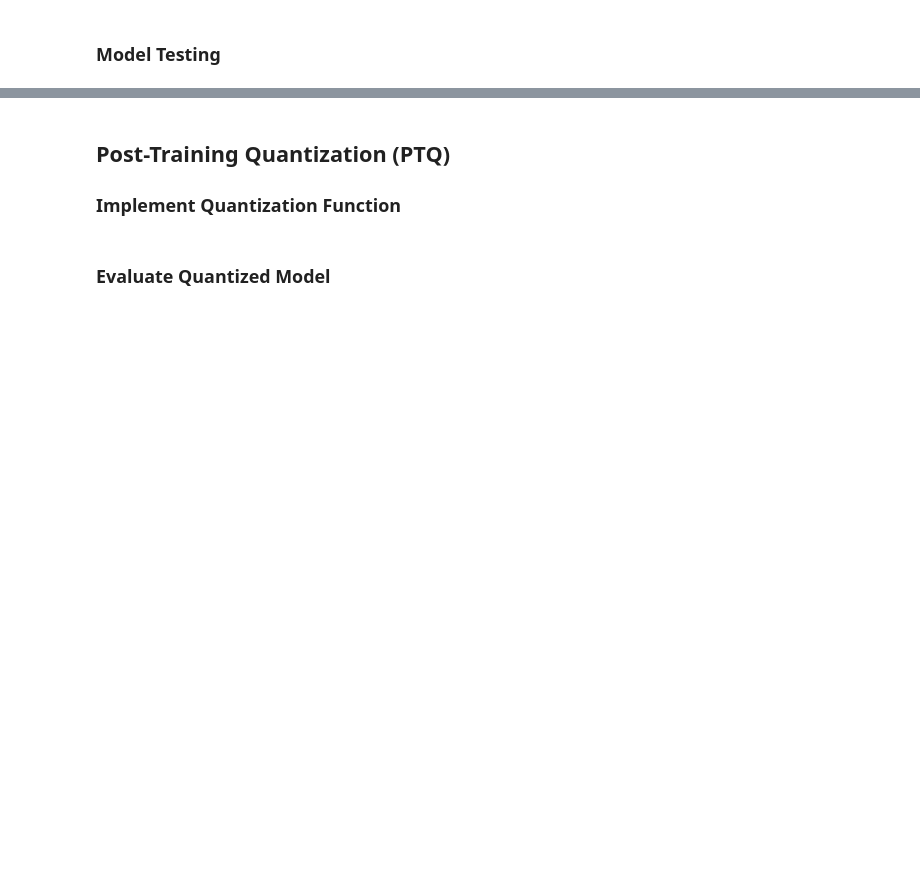
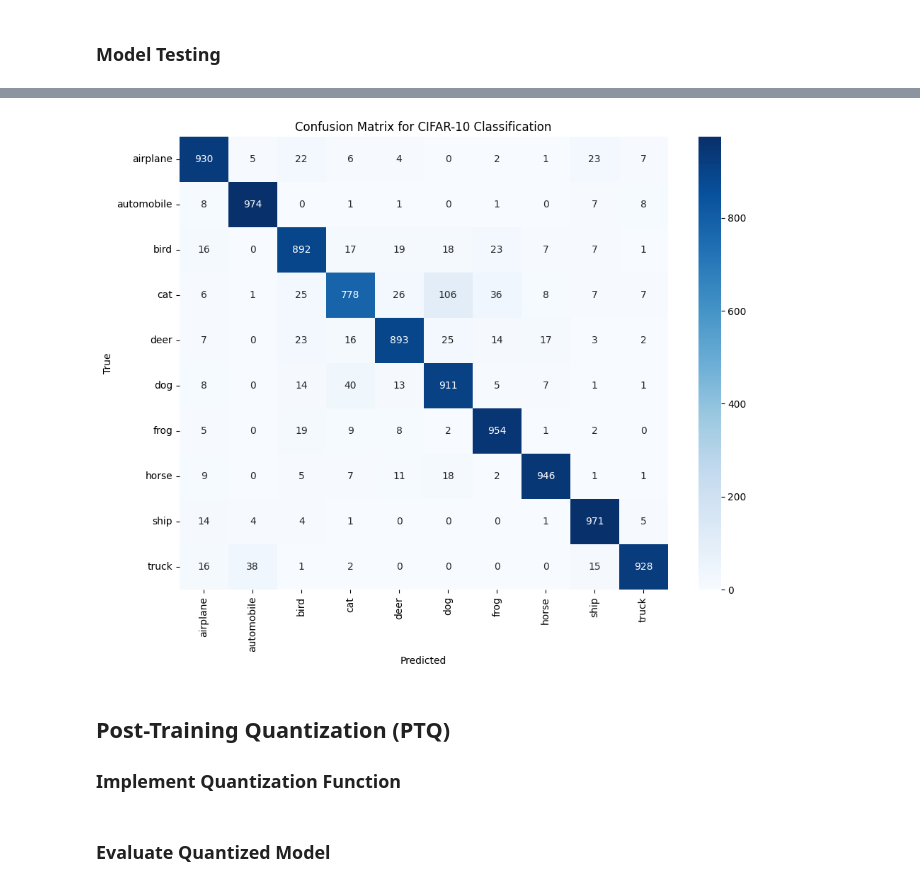
Before and after one commit to Jackiempty/EAI_Lab, a Jupyter notebook: LAB3/N26140692_Lab3.ipynb, the cells around one changed output, grey strips where cells are left out. Saved outputs shown, nothing was run; the diff lists cells and outputs as text; code cells hidden in the pictures; blank space fills up the shorter version.

```diff
--- a/LAB3/N26140692_Lab3.ipynb
+++ b/LAB3/N26140692_Lab3.ipynb
@@ -98,13 +121,18 @@ def get_cifar10_loaders(batch_size: int, root="data/cifar10", split_ratio: float
     train_transform = transforms.Compose([
         ##### YOUR CODE HERE #####
         # Data augmentation for training
-
+        transforms.Pad(4),
+        transforms.RandomCrop(32),
+        transforms.RandomHorizontalFlip(),
+        transforms.ToTensor(),
+        transforms.Normalize((0.4914, 0.4822, 0.4465), (0.2023, 0.1994, 0.2010))
     ])
 
     eval_transform = transforms.Compose([
         ##### YOUR CODE HERE #####
         # Evaluation transform
-
+        transforms.ToTensor(),
+        transforms.Normalize((0.4914, 0.4822, 0.4465), (0.2023, 0.1994, 0.2010))
     ])
 
     return get_loaders(
@@ -416,6 +486,7 @@ def load_model(model, filename: str, qconfig=None, fuse_modules: bool = False, v
         model_int8 = tq.convert(model_prepared)
         model_int8.load_state_dict(torch.load(filename, map_location= 'cpu', weights_only=False))
         model_int8.eval()
+        model = model_int8
     else:
         device = DEFAULT_DEVICE if qconfig is None else  'cpu'
         model.load_state_dict(torch.load(filename, map_location=device, weights_only=False))
@@ -462,8 +533,24 @@ def evaluate(model, dataloader, criterion, device=DEFAULT_DEVICE):
 # %% [markdown]
 ### Custom Learning Rate Scheduler
 # %%
-##### YOUR CODE HERE #####
-# Optional
+class WarmupCosineAnnealingLR(_LRScheduler):
+    def __init__(self, optimizer, warmup_epochs, max_epochs, min_lr=0, last_epoch=-1):
+        self.warmup_epochs = warmup_epochs
+        self.max_epochs = max_epochs
+        self.min_lr = min_lr
+        super(WarmupCosineAnnealingLR, self).__init__(optimizer, last_epoch)
+
+    def get_lr(self):
+        if self.last_epoch < self.warmup_epochs:
+            return [base_lr * (self.last_epoch + 1) / self.warmup_epochs for base_lr in self.base_lrs]
+        else:
+            cos_anneal = [
+                self.min_lr + (base_lr - self.min_lr) *
+                (1 + math.cos(math.pi * (self.last_epoch - self.warmup_epochs) /
+                (self.max_epochs - self.warmup_epochs))) / 2
+                for base_lr in self.base_lrs
+            ]
+            return cos_anneal
 # %% [markdown]
 ### Training Loop
 # %%
@@ -568,8 +687,9 @@ def train_model(model, train_loader, val_loader,
 if __name__ == "__main__":
 
     """ You can adjust the numbers below """
-    EPOCHS = 20
+    EPOCHS = 40
     LEARNING_RATE = 0.1
+
 
     model = resnet50_cifar10().to(DEFAULT_DEVICE)
     train_model(model, train_loader, val_loader, epochs=EPOCHS, lr=LEARNING_RATE)
@@ -580,9 +731,11 @@ if __name__ == "__main__":
 
     ##### YOUR CODE HERE #####
     # Implement your criterion
+    criterion = nn.CrossEntropyLoss()
 
     model = resnet50_cifar10().to(DEFAULT_DEVICE)
     model = load_model(model, "./weights/best_resnet50_cifar10.pt", verbose=False)
     avg_loss, test_acc, conf_matrix = evaluate(model, test_loader, criterion)
     print(f"Test Accuracy: {test_acc:.2f}% | Loss: {avg_loss:.4f}")
     plot_confusion_matrix(conf_matrix, filename="./results/confusion_matrix.png")
+# %% [output]
@@ -589,3 +744,4 @@ if __name__ == "__main__":
+[figure, added]
 # %% [markdown]
 ## Post-Training Quantization (PTQ)
 ### Implement Quantization Function
```
Also changed, not shown: parts of 14 cells of this notebook, 3 other files.
